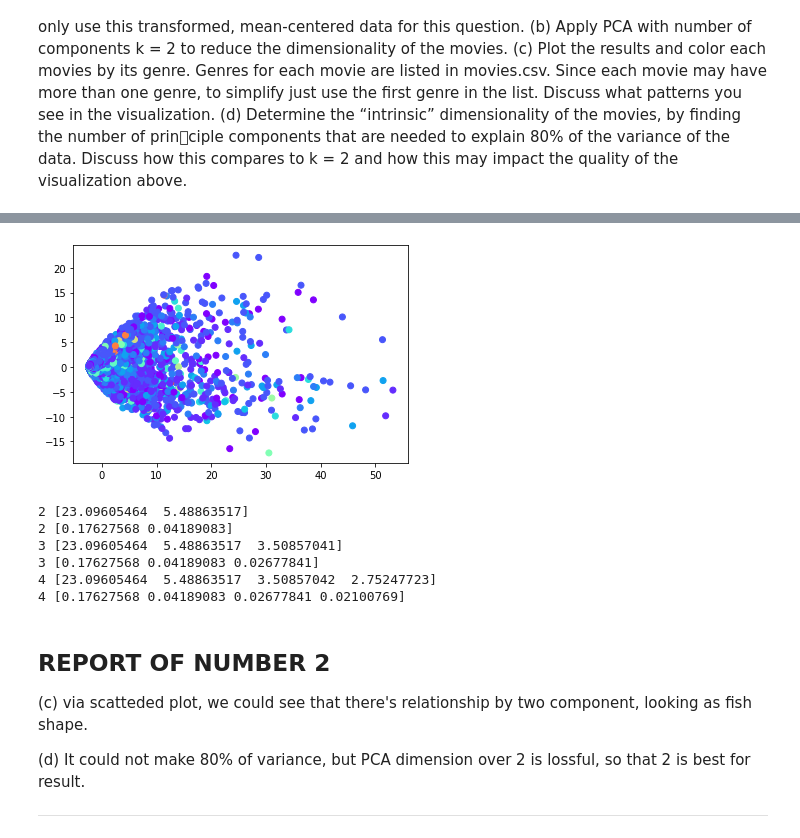
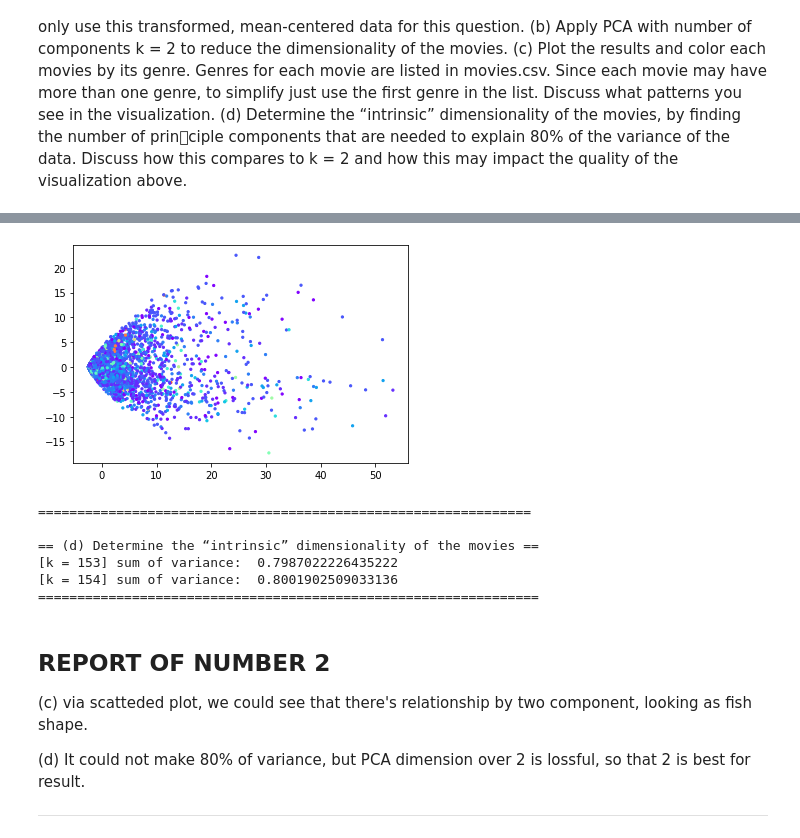
Before and after one commit to JeongHanLim/3_2HW, a Jupyter notebook: Data_Processing/Project2/2017312172.ipynb, the cells around one changed output, grey strips where cells are left out. Cells and saved outputs as stored; diff of their text form; code cells hidden in the pictures.

```diff
--- a/Data_Processing/Project2/2017312172.ipynb
+++ b/Data_Processing/Project2/2017312172.ipynb
@@ -76,12 +76,6 @@ the first genre in the list. Discuss what patterns you see in the visualization.
 how this compares to k = 2 and how this may impact the quality of the visualization
 above.
 # %%
-import pandas as pd
-import numpy as np
-import matplotlib.pyplot as plt
-from sklearn.decomposition import PCA
-from sklearn.preprocessing import StandardScaler
-
 RATINGS_FILE_NAME = "ratings.csv"
 MOVIES_FILE_NAME = "movies.csv"
 Q1_PROCESSED = "userXmovie.csv"
@@ -91,7 +85,6 @@ user_rating_df = pd.read_csv(Q1_PROCESSED)
 
 def transpose_dataframe(df):
     df = df.transpose()
-    print(df)
     df = df.drop(["Unnamed: 0"])
     return df
 
@@ -102,8 +95,8 @@ def mean_centered(df):
 def check_mean_centered(df):
     print(df.sum().sum())
 
-def make_PCA(df):
-    principal = PCA(n_components=2)
+def make_PCA(df, k):
+    principal = PCA(n_components=k)
     principal_components = principal.fit_transform(df)
     principaldf = pd.DataFrame(data=principal_components, columns=["component1", "component2"])
     principaldf.insert(0, "movieId", df.index, True)
@@ -129,23 +122,44 @@ def postprocess(df):
     return df, genre_id
 
 def visualize(merged_df, genre_id):
-    plt.scatter(merged_df["component1"].tolist(), merged_df["component2"].tolist(), c=genre_id, cmap=plt.cm.rainbow)
+    plt.scatter(merged_df["component1"].tolist(), merged_df["component2"].tolist(), c=genre_id, cmap=plt.cm.rainbow, s=5)
     plt.show()
 
-def PCA_variance_for_d(df):
-    pca = PCA(300)
+def PCA_variance_for_d(df, k):
+    pca = PCA(k)
     pca.fit(df)
-    cumsum = np.cumsum(pca.explained_variance_ratio_)
-    d = np.argmax(cumsum >= 0.95) + 1
-    print(d)
+    return (pca.explained_variance_ratio_.sum())
 
 
+# =========== (a) Transpose the matrix from Q1 =========== #
+# Transpose the matrix from Q1
 df              = transpose_dataframe(user_rating_df)
+# Mean center the data.
 df              = mean_centered(df)
-principaldf     = make_PCA(df)
+print ("==== (a) Transpose the matrix from Q1 and mean centered ====")
+print(df)
+print ("============================================================\n")
+
+
+# =========== (b) Apply PCA with number of components k = 2 =========== #
+principaldf     = make_PCA(df, 2)
+print ("======= (b) Apply PCA with number of components k = 2 =======")
+print(principaldf)
+print ("=============================================================\n")
+
+
+# ======= (c) Plot the results and color each movies by its genre ======= #
 merged_df       = merge_movie(principaldf, movies_df)
 merged_df, genre_id = postprocess(merged_df)
+print ("=== (c) Plot the results and color each movies by its genre ===")
 visualize(merged_df, genre_id)
+print ("===============================================================\n")
 
-PCA_variance_for_d(df)
+
+# ====== (d) Determine the “intrinsic” dimensionality of the movies ====== #
+print ("== (d) Determine the “intrinsic” dimensionality of the movies ==")
+EXPLAIN_80 = 154
+print("[k = 153] sum of variance: ", PCA_variance_for_d(df, EXPLAIN_80 - 1))
+print("[k = 154] sum of variance: ", PCA_variance_for_d(df, EXPLAIN_80))
+print ("================================================================\n")
 # %% [output]
@@ -169,10 +183,10 @@ Unnamed: 0  1.0  2.0  3.0  4.0  5.0  6.0  7.0  8.0  9.0  10.0  ...  601.0
-[figure, old version]
+[figure, new version]
-2 [23.09605464  5.48863517]
-2 [0.17627568 0.04189083]
-3 [23.09605464  5.48863517  3.50857041]
-3 [0.17627568 0.04189083 0.02677841]
-4 [23.09605464  5.48863517  3.50857042  2.75247723]
-4 [0.17627568 0.04189083 0.02677841 0.02100769]
+===============================================================
+
+== (d) Determine the “intrinsic” dimensionality of the movies ==
+[k = 153] sum of variance:  0.7987022226435222
+[k = 154] sum of variance:  0.8001902509033136
+================================================================
 # %% [markdown]
 ## REPORT OF NUMBER 2
 
```
Also changed, not shown: parts of 7 cells of this notebook, 17 other files.
